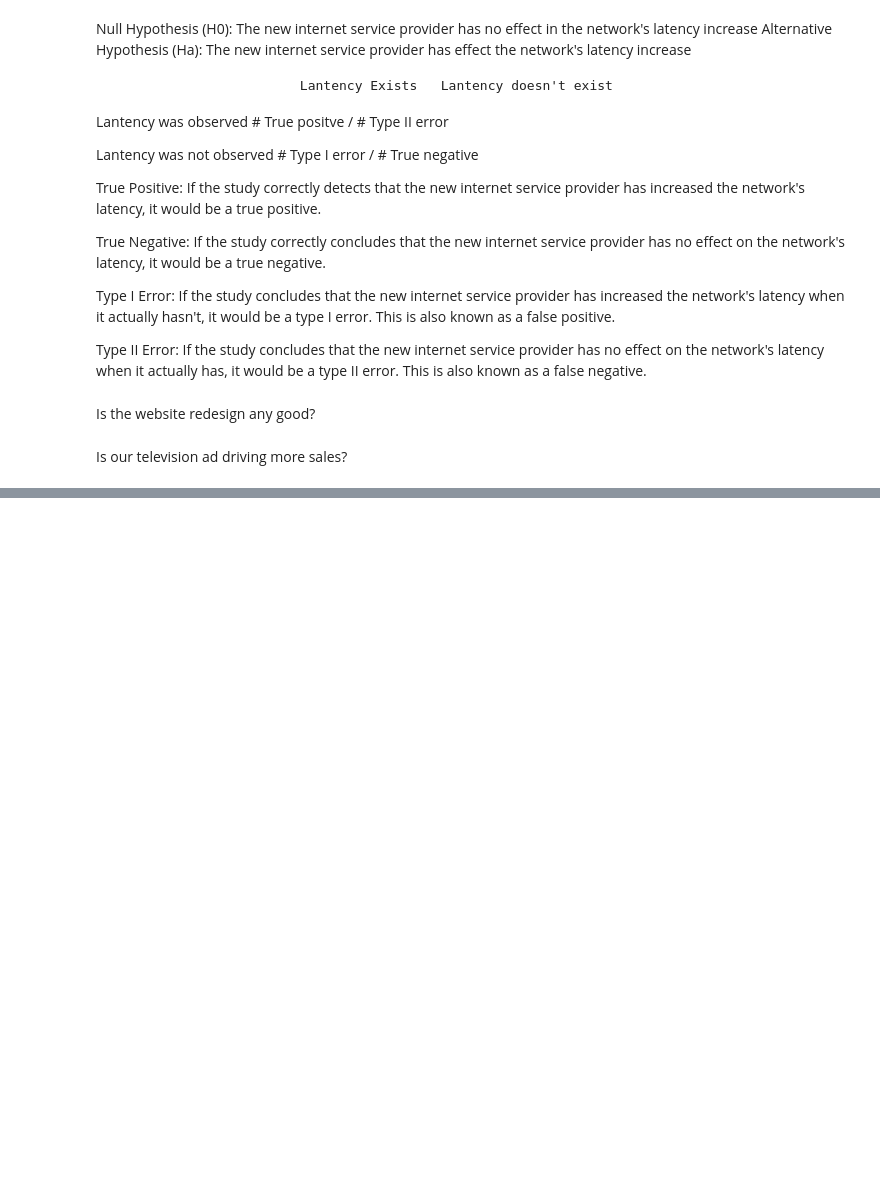
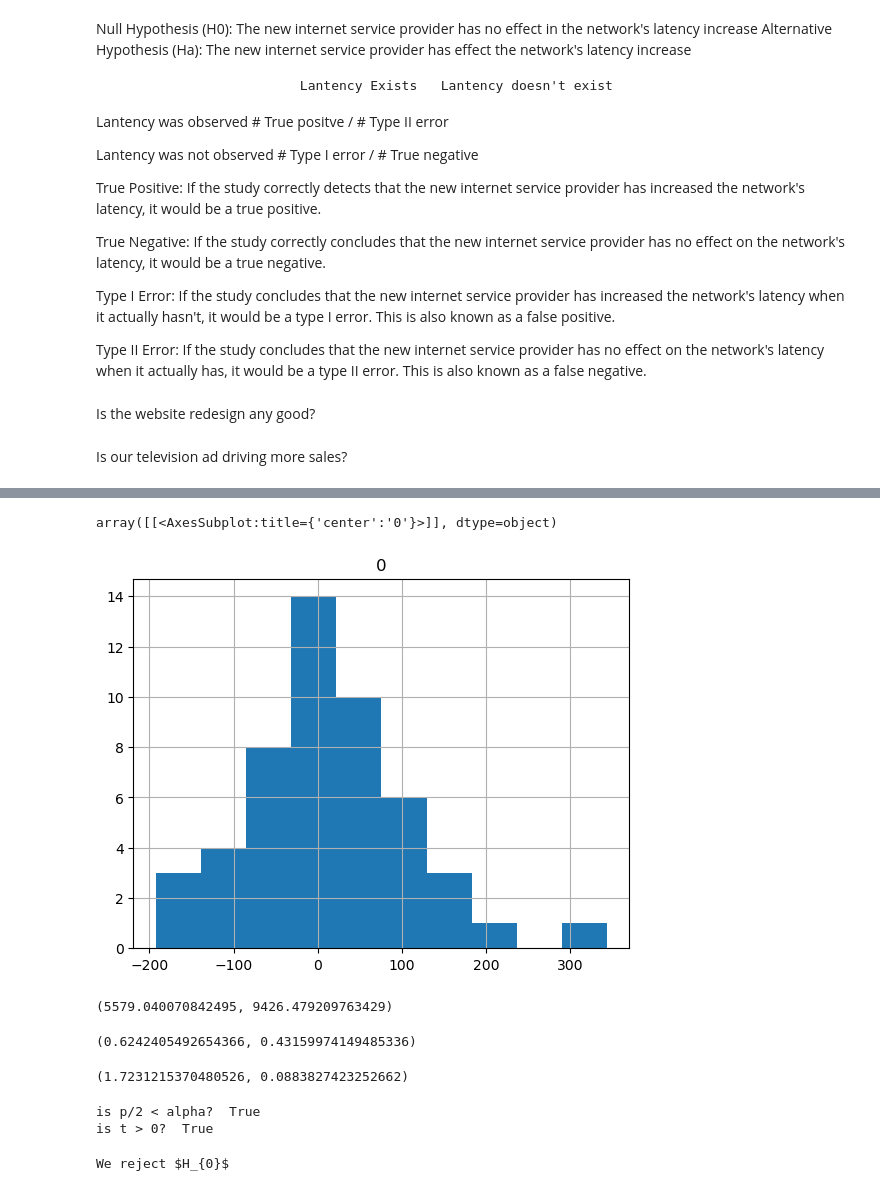
Before and after one commit to rosendo-lugo/statistics-exercises, a Jupyter notebook: hypothesis_testing.ipynb, the cells around one changed output, grey strips where cells are left out. Cells and saved outputs as stored; diff of their text form; code cells hidden in the pictures; blank space fills up the shorter version.

```diff
--- a/hypothesis_testing.ipynb
+++ b/hypothesis_testing.ipynb
@@ -44,0 +156,4 @@ No increase in sales observed        # Type I error       / # True negative
+# %%
+# office_two_sample = 50
+office_two_rnd_sample = np.random.normal(0, 1, office_two_sample_size)
+office_two_rnd_sample
@@ -44,0 +171,3 @@ No increase in sales observed        # Type I error       / # True negative
+# %%
+office_two_sample = office_two_rnd_sample * office_two_mean + office_two_sd
+office_two_sample
@@ -44,0 +188,3 @@ No increase in sales observed        # Type I error       / # True negative
+# %%
+df_office_two_sample = pd.DataFrame(office_two_sample)
+df_office_two_sample
@@ -44,0 +209,34 @@ No increase in sales observed        # Type I error       / # True negative
+# %%
+df_office_two_sample.hist()
+# %% [output]
+array([[<AxesSubplot:title={'center':'0'}>]], dtype=object)
+[figure, added]
+# %%
+office_one_sample.var(), office_two_sample.var()
+# %% [output]
+(5579.040070842495, 9426.479209763429)
+# %%
+stat, p_val = stats.levene(office_one_sample, office_two_sample)
+stat, p_val
+# %% [output]
+(0.6242405492654366, 0.43159974149485336)
+# %%
+t, p = stats.ttest_ind(office_one_sample, office_two_sample, equal_var=False)
+t, p
+# %% [output]
+(1.7231215370480526, 0.0883827423252662)
+# %%
+print("is p/2 < alpha? ", p / 2 < alpha)
+print("is t > 0? ", t > 0)
+# %% [output]
+is p/2 < alpha?  True
+is t > 0?  True
+# %%
+if p / 2 > alpha:
+    print("We fail to reject $H_{0}$")
+elif t < 0:
+    print("We fail to reject $H_{0}$")
+else:
+    print("We reject $H_{0}$")
+# %% [output]
+We reject $H_{0}$
```
Also changed, not shown: parts of 61 cells of this notebook.
